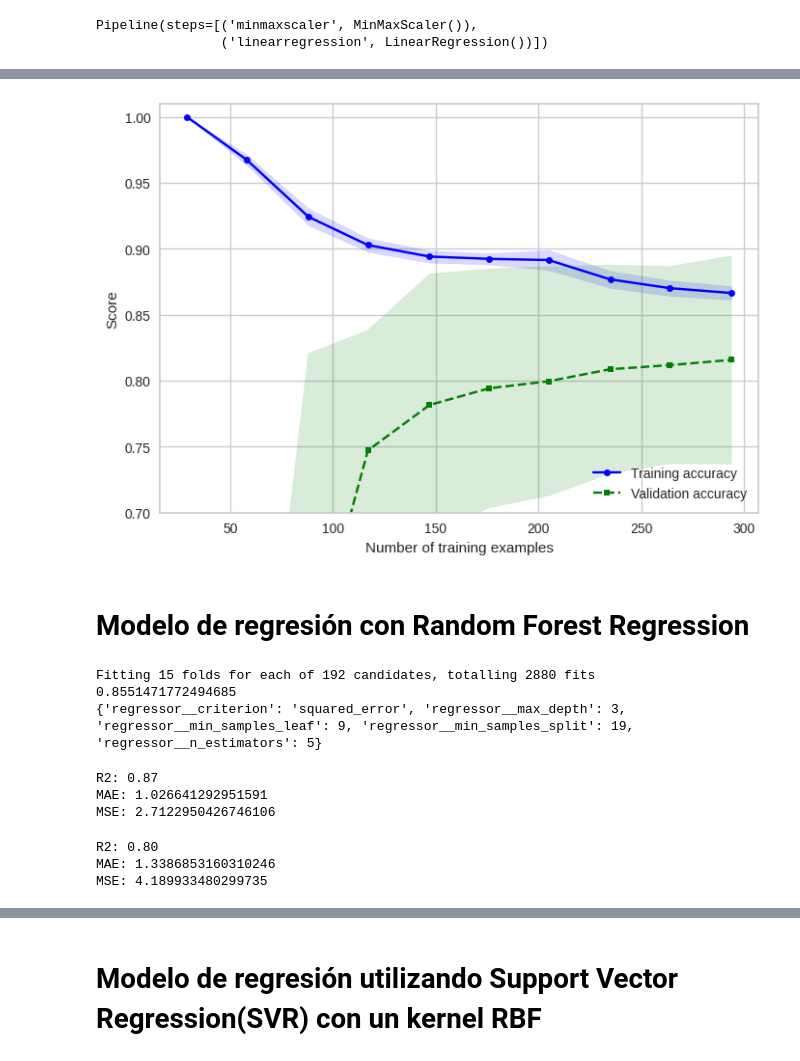
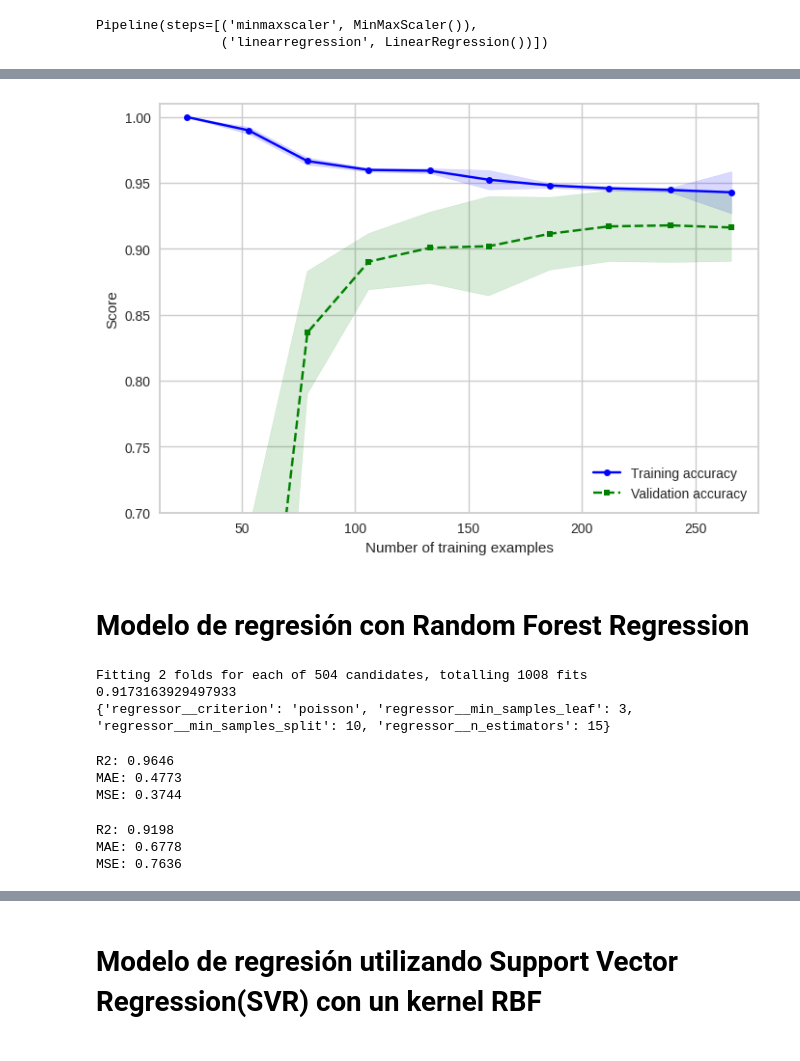
Before and after one commit to DanielaVL/PrediccionRendimientoAcademico, a Jupyter notebook: ModelosML_CursoMatematicas.ipynb, the cells around one changed output, grey strips where cells are left out. Drawn from its saved outputs; the diff is of its cells as text; code cells hidden in the pictures.

```diff
--- a/ModelosML_CursoMatematicas.ipynb
+++ b/ModelosML_CursoMatematicas.ipynb
@@ -261,0 +242,2 @@ for i in range(12):
+# %%
+df_ohe.drop(df_ohe[df_ohe['G3'] == 0].index, inplace=True)
@@ -261,0 +303,3 @@ for i in range(12):
+# %%
+df_ohe.drop('G1', axis=1, inplace=True)
+'G1' in df_ohe.columns
@@ -346,6 +397,7 @@ pipe_lr.score(X_test, y_test)
 # %%
+pipe_lr = make_pipeline(scaler, LinearRegression())
 train_sizes, train_scores, test_scores =\
- learning_curve(estimator=LinearRegression(),
+ learning_curve(estimator=pipe_lr,
  X=X_train,
  y=y_train,
  train_sizes=np.linspace(
@@ -357,62 +409,57 @@ train_mean = np.mean(train_scores, axis=1)
 train_std = np.std(train_scores, axis=1)
 test_mean = np.mean(test_scores, axis=1)
 test_std = np.std(test_scores, axis=1)
 
 
 plt.plot(
     train_sizes, train_mean,
     color='blue', marker='o',
     markersize=5, label='Training accuracy')
 
 plt.fill_between(train_sizes,
                  train_mean + train_std,
                  train_mean - train_std,
                  alpha=0.15, color='blue')
 plt.plot(train_sizes, test_mean,
          color='green', linestyle='--',
          marker='s', markersize=5,
          label='Validation accuracy')
 
 plt.fill_between(train_sizes,
                  test_mean + test_std,
                  test_mean - test_std,
                  alpha=0.15, color='green')
 plt.grid(True)
 plt.xlabel('Number of training examples')
 plt.ylabel('Score')
 plt.legend(loc='lower right')
 plt.ylim([0.7, 1.01])
 plt.show()
 # %% [output]
-[figure, old version]
+[figure, new version]
 # %% [markdown]
 # **Modelo de regresión con Random Forest Regression**
 # %%
 # Se crea una canalización con escalado y modelo de Random Forest
 scaler = MinMaxScaler()
-rf = RandomForestRegressor(random_state=42)
+rf = RandomForestRegressor(random_state=0)
 pipe_rf = Pipeline([
     ('scaler', scaler),
     ('regressor', rf)
 ])
 
-cv_value = 15
-trees = [3,4,5]
+trees = [3,4,5,7,10,15]
 criteria = ["squared_error","poisson"]
-max_features = ['sqrt','log2']
-
 # Minimum number of samples required to split a node
-min_samples_split = [10, 15, 17, 19]
-
+min_samples_split = [5, 10, 15, 17, 19, 21,]
 # Minimum number of samples required at each leaf node
-min_samples_leaf = [3, 5, 7, 9]
-
+min_samples_leaf = [3, 5, 7, 9, 12, 15, 20]
 depths = [2,3]
 
 param_grid = {
     'regressor__n_estimators': trees,  # RandomForestRegressor parameter
     'regressor__criterion': criteria,
-    'regressor__max_depth': depths,  # RandomForestRegressor parameter
+    #'regressor__max_depth': depths,  # RandomForestRegressor parameter
     'regressor__min_samples_split': min_samples_split,
     'regressor__min_samples_leaf': min_samples_leaf
 }
@@ -431,29 +478,29 @@ gs = gs.fit(X_train, y_train)
 print(gs.best_score_)
 print(gs.best_params_)
 # %% [output]
-Fitting 15 folds for each of 192 candidates, totalling 2880 fits
-0.8551471772494685
-{'regressor__criterion': 'squared_error', 'regressor__max_depth': 3, 'regressor__min_samples_leaf': 9, 'regressor__min_samples_split': 19, 'regressor__n_estimators': 5}
+Fitting 2 folds for each of 504 candidates, totalling 1008 fits
+0.9173163929497933
+{'regressor__criterion': 'poisson', 'regressor__min_samples_leaf': 3, 'regressor__min_samples_split': 10, 'regressor__n_estimators': 15}
 # %%
 y_pred_train = gs.predict(X_train)
 
-print(f'R2: {r2_score(y_train, y_pred_train):.2f}')
-print(f'MAE: {mean_absolute_error(y_train, y_pred_train)}')
-print(f'MSE: {mean_squared_error(y_train, y_pred_train)}')
+print(f'R2: {r2_score(y_train, y_pred_train):.4f}')
+print(f'MAE: {mean_absolute_error(y_train, y_pred_train):.4f}')
+print(f'MSE: {mean_squared_error(y_train, y_pred_train):.4f}')
 # %% [output]
-R2: 0.87
-MAE: 1.026641292951591
-MSE: 2.7122950426746106
+R2: 0.9646
+MAE: 0.4773
+MSE: 0.3744
 # %%
 y_pred = gs.predict(X_test)
 
-print(f'R2: {r2_score(y_test, y_pred):.2f}')
-print(f'MAE: {mean_absolute_error(y_test, y_pred)}')
-print(f'MSE: {mean_squared_error(y_test, y_pred)}')
+print(f'R2: {r2_score(y_test, y_pred):.4f}')
+print(f'MAE: {mean_absolute_error(y_test, y_pred):.4f}')
+print(f'MSE: {mean_squared_error(y_test, y_pred):.4f}')
 # %% [output]
-R2: 0.80
-MAE: 1.3386853160310246
-MSE: 4.189933480299735
+R2: 0.9198
+MAE: 0.6778
+MSE: 0.7636
 # %%
 plt.scatter(y_pred_train,
             y_pred_train - y_train,
```
Also changed, not shown: parts of 42 cells of this notebook.
